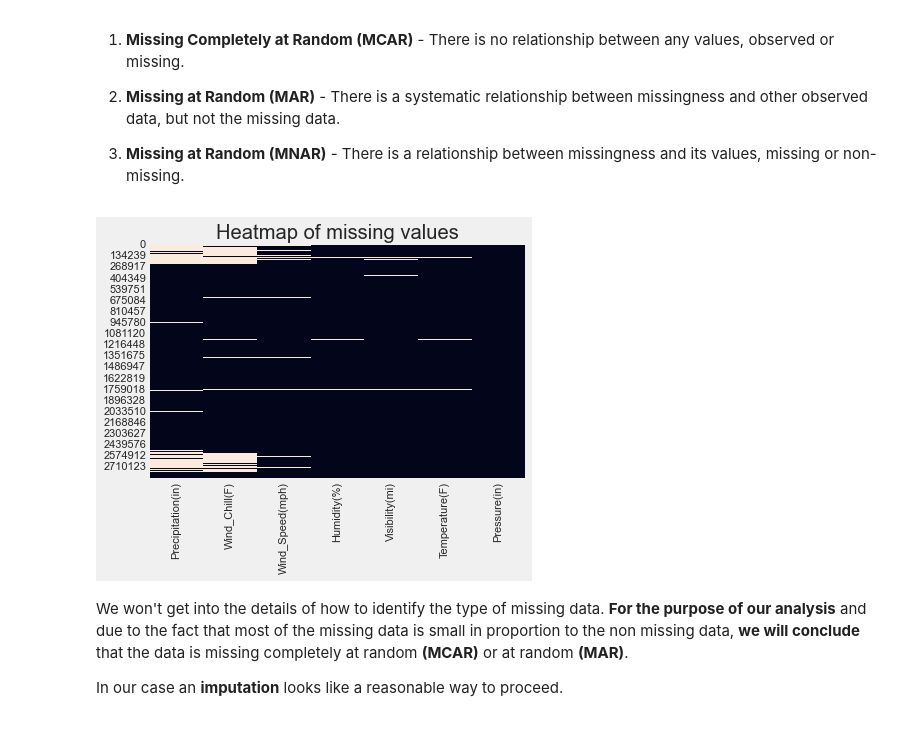
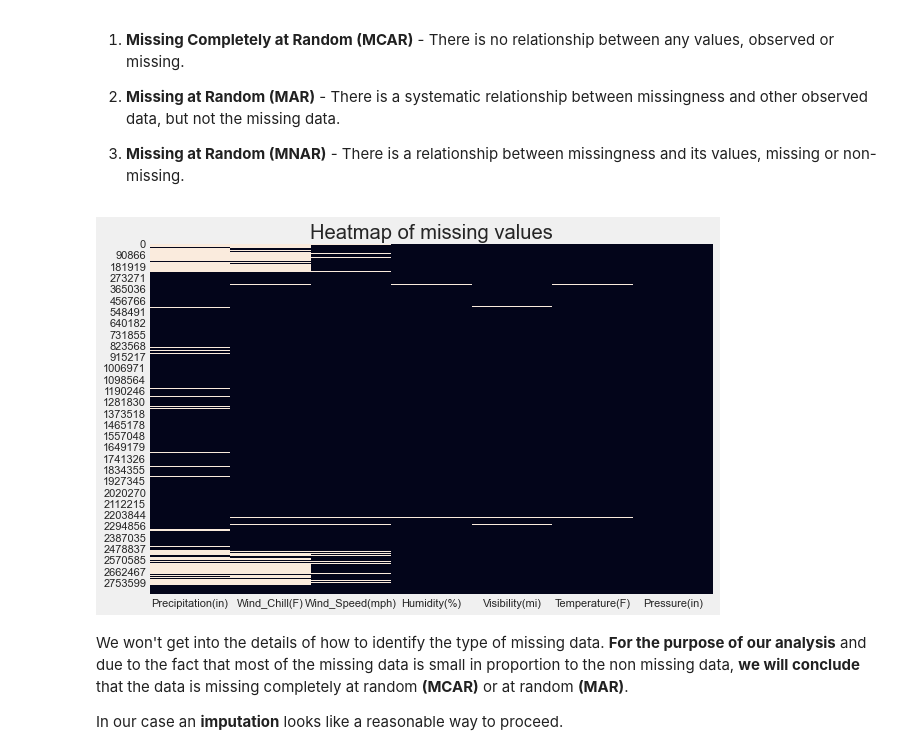
Before and after one commit to lyubol/Exploratory-Data-Analysis, a Jupyter notebook: EDA - US Accidents/US Accidents-checkpoint.ipynb, the cells around one changed output. Drawn from its saved outputs; the diff is of its cells as text; code cells hidden in the pictures.

```diff
--- a/EDA - US Accidents/US Accidents-checkpoint.ipynb
+++ b/EDA - US Accidents/US Accidents-checkpoint.ipynb
@@ -395,21 +395,23 @@ There are <b>three types</b> of <b>missing data</b>:
 
 3. <b>Missing at Random (MNAR)</b> - There is a relationship between missingness and its values, missing or non-missing.
 # %%
+plt.figure(figsize=(9, 6))
+
 (sns.heatmap(
     df[["Precipitation(in)",
         "Wind_Chill(F)",
         "Wind_Speed(mph)",
         "Humidity(%)",
         "Visibility(mi)",
         "Temperature(F)",
         "Pressure(in)"]
     ].isnull(), cbar=False)
     .set(title="Heatmap of missing values")
 )
 
 plt.show()
 # %% [output]
-[figure, old version]
+[figure, new version]
 # %% [markdown]
 We won't get into the details of how to identify the type of missing data. <b>For the purpose of our analysis</b> and due to the fact that most of the missing data is small in proportion to the non missing data, <b>we will conclude</b> that the data is missing completely at random <b>(MCAR)</b> or at random <b>(MAR)</b>.
 
```
Also changed, not shown: parts of 43 cells of this notebook.
